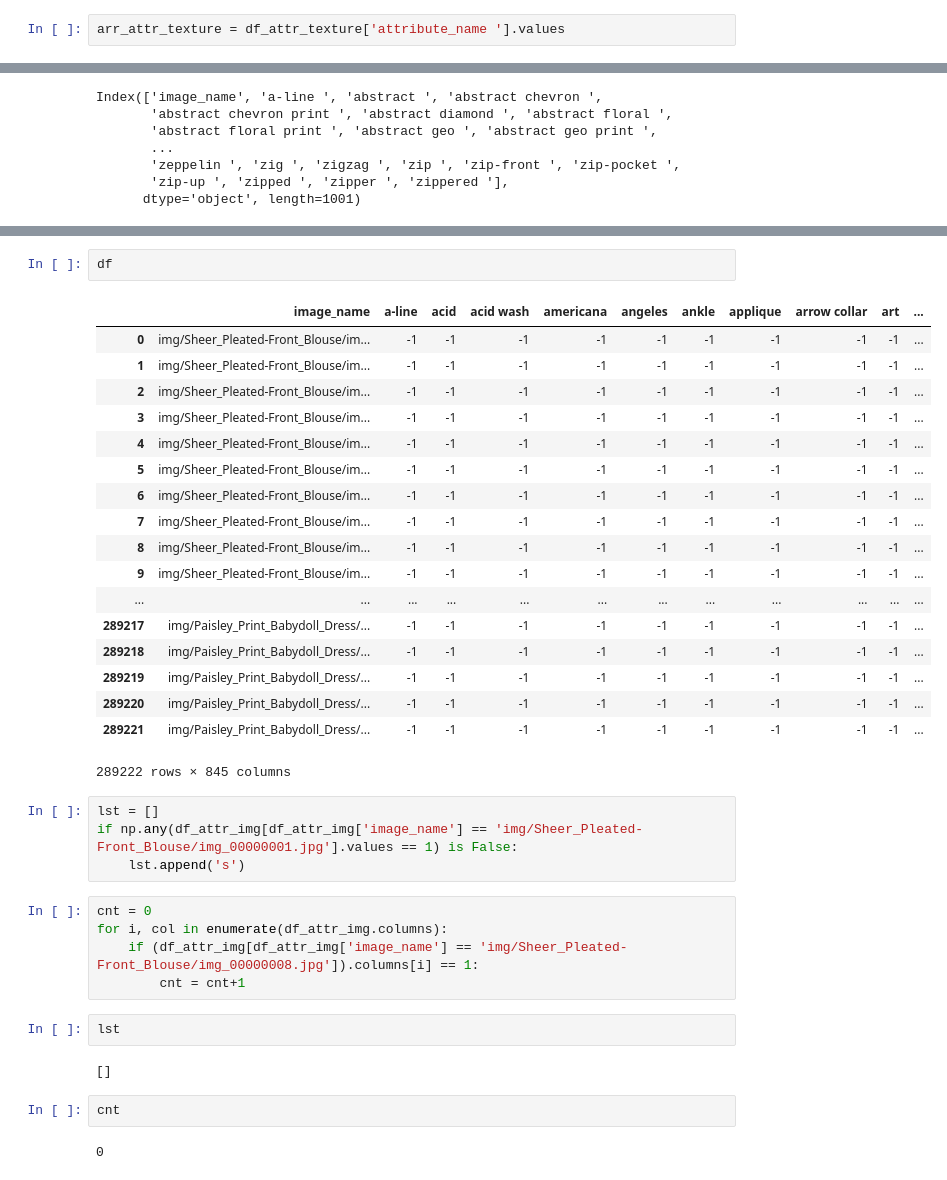
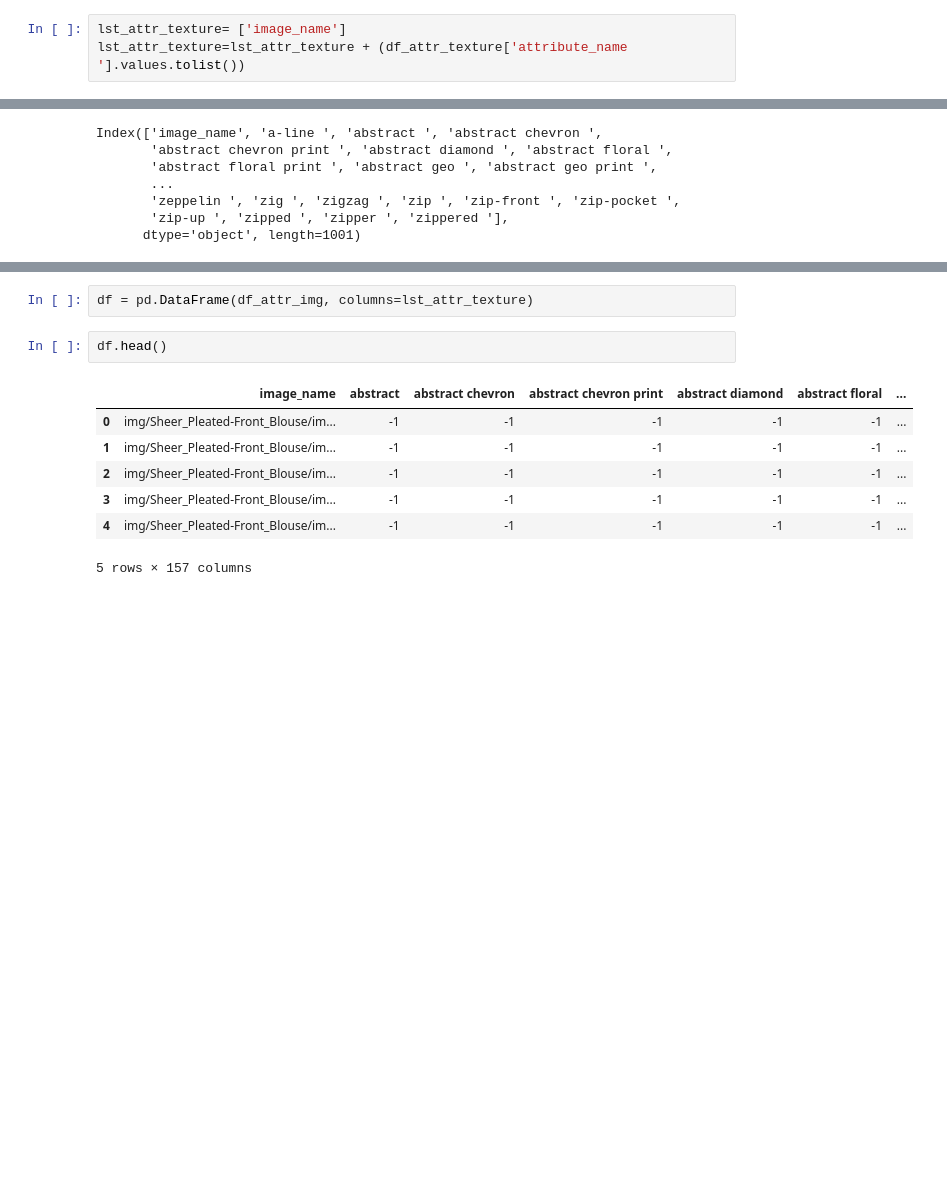
Before and after one commit to starsuzi/deep-fashion, a Jupyter notebook: make_csv.ipynb, the cells around one changed output, grey strips where cells are left out. Saved outputs shown, nothing was run; the diff lists cells and outputs as text; blank space fills up the shorter version.

Commit message:
made df_attr_texture

```diff
--- a/make_csv.ipynb
+++ b/make_csv.ipynb
@@ -189,4 +189,5 @@ df_attr_texture.head()
 | 4 | abstract diamond | 1 |
 | 5 | abstract floral | 1 |
 # %%
-arr_attr_texture = df_attr_texture['attribute_name '].values
+lst_attr_texture= ['image_name']
+lst_attr_texture=lst_attr_texture + (df_attr_texture['attribute_name '].values.tolist())
@@ -231,38 +204,12 @@ SyntaxError: invalid syntax (<ipython-input-49-afc8150bdeea>, line 1)
+# %%
+df = pd.DataFrame(df_attr_img, columns=lst_attr_texture)
 # %%
-df
+df.head()
 # %% [output]
-|  | image_name | a-line | acid | acid wash | americana | angeles | ankle | applique | arrow collar | art | ... |
-| 0 | img/Sheer_Pleated-Front_Blouse/im... | -1 | -1 | -1 | -1 | -1 | -1 | -1 | -1 | -1 | ... |
-| 1 | img/Sheer_Pleated-Front_Blouse/im... | -1 | -1 | -1 | -1 | -1 | -1 | -1 | -1 | -1 | ... |
-| 2 | img/Sheer_Pleated-Front_Blouse/im... | -1 | -1 | -1 | -1 | -1 | -1 | -1 | -1 | -1 | ... |
-| 3 | img/Sheer_Pleated-Front_Blouse/im... | -1 | -1 | -1 | -1 | -1 | -1 | -1 | -1 | -1 | ... |
-| 4 | img/Sheer_Pleated-Front_Blouse/im... | -1 | -1 | -1 | -1 | -1 | -1 | -1 | -1 | -1 | ... |
-| 5 | img/Sheer_Pleated-Front_Blouse/im... | -1 | -1 | -1 | -1 | -1 | -1 | -1 | -1 | -1 | ... |
-| 6 | img/Sheer_Pleated-Front_Blouse/im... | -1 | -1 | -1 | -1 | -1 | -1 | -1 | -1 | -1 | ... |
-| 7 | img/Sheer_Pleated-Front_Blouse/im... | -1 | -1 | -1 | -1 | -1 | -1 | -1 | -1 | -1 | ... |
-| 8 | img/Sheer_Pleated-Front_Blouse/im... | -1 | -1 | -1 | -1 | -1 | -1 | -1 | -1 | -1 | ... |
-| 9 | img/Sheer_Pleated-Front_Blouse/im... | -1 | -1 | -1 | -1 | -1 | -1 | -1 | -1 | -1 | ... |
-| ... | ... | ... | ... | ... | ... | ... | ... | ... | ... | ... | ... |
-| 289217 | img/Paisley_Print_Babydoll_Dress/... | -1 | -1 | -1 | -1 | -1 | -1 | -1 | -1 | -1 | ... |
-| 289218 | img/Paisley_Print_Babydoll_Dress/... | -1 | -1 | -1 | -1 | -1 | -1 | -1 | -1 | -1 | ... |
-| 289219 | img/Paisley_Print_Babydoll_Dress/... | -1 | -1 | -1 | -1 | -1 | -1 | -1 | -1 | -1 | ... |
-| 289220 | img/Paisley_Print_Babydoll_Dress/... | -1 | -1 | -1 | -1 | -1 | -1 | -1 | -1 | -1 | ... |
-| 289221 | img/Paisley_Print_Babydoll_Dress/... | -1 | -1 | -1 | -1 | -1 | -1 | -1 | -1 | -1 | ... |
+|  | image_name | abstract | abstract chevron | abstract chevron print | abstract diamond | abstract floral | ... |
+| 0 | img/Sheer_Pleated-Front_Blouse/im... | -1 | -1 | -1 | -1 | -1 | ... |
+| 1 | img/Sheer_Pleated-Front_Blouse/im... | -1 | -1 | -1 | -1 | -1 | ... |
+| 2 | img/Sheer_Pleated-Front_Blouse/im... | -1 | -1 | -1 | -1 | -1 | ... |
+| 3 | img/Sheer_Pleated-Front_Blouse/im... | -1 | -1 | -1 | -1 | -1 | ... |
+| 4 | img/Sheer_Pleated-Front_Blouse/im... | -1 | -1 | -1 | -1 | -1 | ... |
-289222 rows × 845 columns
+5 rows × 157 columns
-# %%
-lst = []
-if np.any(df_attr_img[df_attr_img['image_name'] == 'img/Sheer_Pleated-Front_Blouse/img_00000001.jpg'].values == 1) is False:
-    lst.append('s')
-# %%
-cnt = 0
-for i, col in enumerate(df_attr_img.columns):
-    if (df_attr_img[df_attr_img['image_name'] == 'img/Sheer_Pleated-Front_Blouse/img_00000008.jpg']).columns[i] == 1:
-        cnt = cnt+1
-# %%
-lst
-# %% [output]
-[]
-# %%
-cnt
-# %% [output]
-0
```
Also changed, not shown: parts of 7 cells of this notebook, 1 other file.
